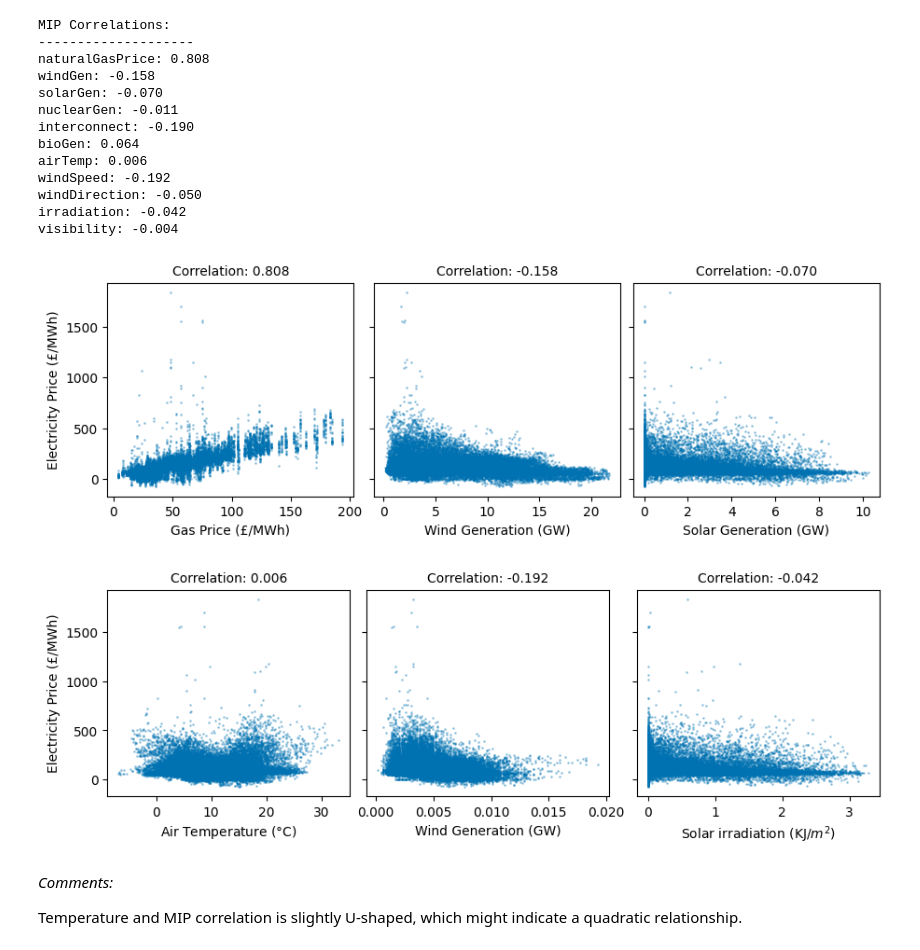
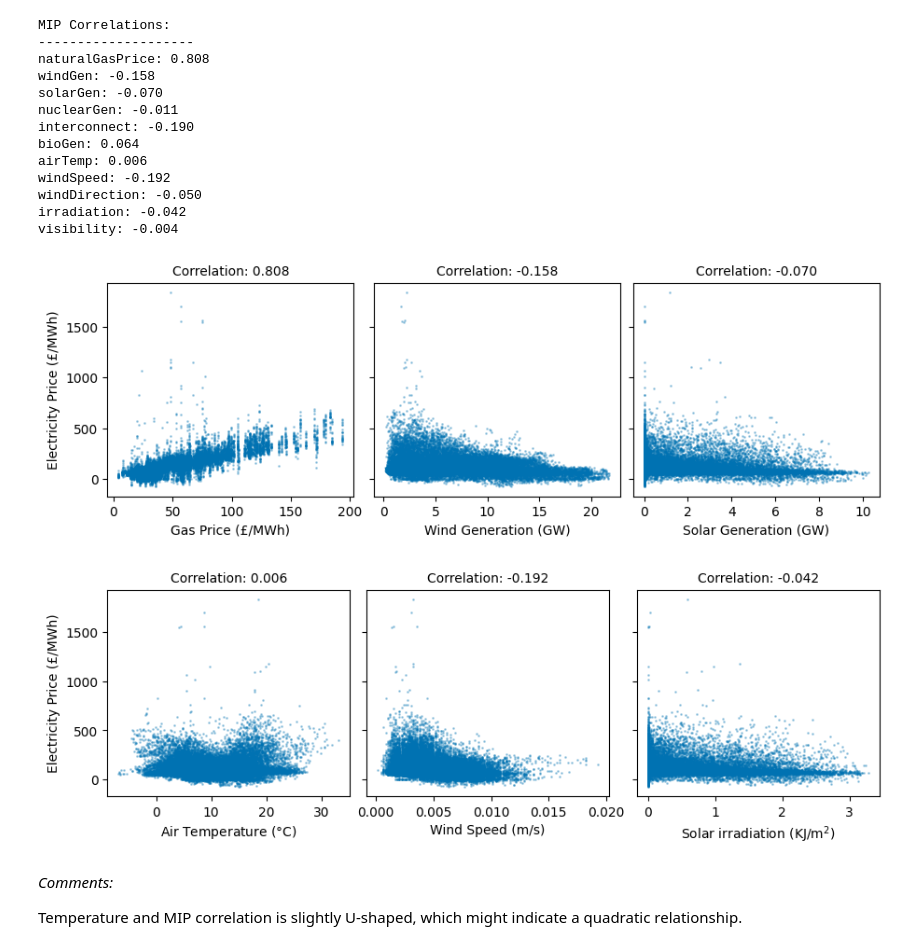
Before and after one commit to christianfenton/electricity_pricing, a Jupyter notebook: notebooks/exploratory_analysis.ipynb, the cells around one changed output. Drawn from its saved outputs; the diff is of its cells as text; code cells hidden in the pictures.

```diff
--- a/notebooks/exploratory_analysis.ipynb
+++ b/notebooks/exploratory_analysis.ipynb
@@ -435,36 +435,36 @@ fig, axes = plt.subplots(1, 3, layout='constrained', figsize=(9, 3), sharey=True
 # Gas price
 axes[0].scatter(df['naturalGasPrice'], df['marketIndexPrice'], alpha=0.3, s=1)
 axes[0].set_xlabel('Gas Price (£/MWh)', fontsize=10)
 axes[0].set_ylabel('Electricity Price (£/MWh)', fontsize=10)
 axes[0].set_title(f'Correlation: {mip_correlations['naturalGasPrice']:.3f}', fontsize=10)
 # Wind generation
 axes[1].scatter(df['WIND'] / 1000, df['marketIndexPrice'], alpha=0.3, s=1)
 axes[1].set_xlabel('Wind Generation (GW)', fontsize=10)
 axes[1].set_title(f'Correlation: {mip_correlations['windGen']:.3f}', fontsize=10)
 # Solar generation
 axes[2].scatter(df['SOLAR'] / 1000, df['marketIndexPrice'], alpha=0.3, s=1)
 axes[2].set_xlabel('Solar Generation (GW)', fontsize=10)
 axes[2].set_title(f'Correlation: {mip_correlations['solarGen']:.3f}', fontsize=10)
 plt.show()
 
 fig, axes = plt.subplots(1, 3, layout='constrained', figsize=(9, 3), sharey=True)
 # Temperature
 axes[0].scatter(df['air_temperature'], df['marketIndexPrice'], alpha=0.3, s=1)
 axes[0].set_xlabel('Air Temperature ($\\degree \\mathrm{C}$)', fontsize=10)
 axes[0].set_ylabel('Electricity Price (£/MWh)', fontsize=10)
 axes[0].set_title(f'Correlation: {mip_correlations['airTemp']:.3f}', fontsize=10)
 # Wind speed
 axes[1].scatter(df['wind_speed'] / 1000, df['marketIndexPrice'], alpha=0.3, s=1)
-axes[1].set_xlabel('Wind Generation (GW)', fontsize=10)
+axes[1].set_xlabel('Wind Speed (m/s)', fontsize=10)
 axes[1].set_title(f'Correlation: {mip_correlations['windSpeed']:.3f}', fontsize=10)
 # Solar irradiation
 axes[2].scatter(df['glbl_irad_amt'] / 1000, df['marketIndexPrice'], alpha=0.3, s=1)
-axes[2].set_xlabel('Solar irradiation ($\\mathrm{KJ}/m^2$)', fontsize=10)
+axes[2].set_xlabel('Solar irradiation ($\\mathrm{KJ/m}^2$)', fontsize=10)
 axes[2].set_title(f'Correlation: {mip_correlations['irradiation']:.3f}', fontsize=10)
 plt.show()
 # %% [output]
 [figure]
-[figure, old version]
+[figure, new version]
 # %% [markdown]
 *Comments:*
 
```
Also changed, not shown: parts of 1 cell of this notebook.
